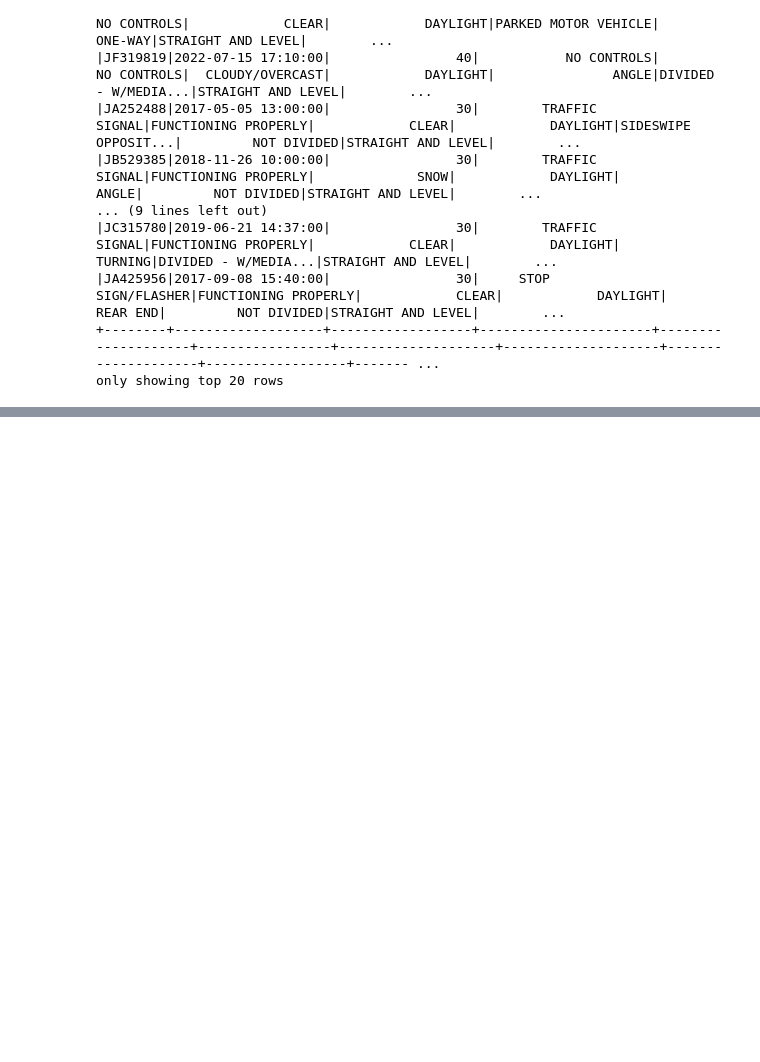
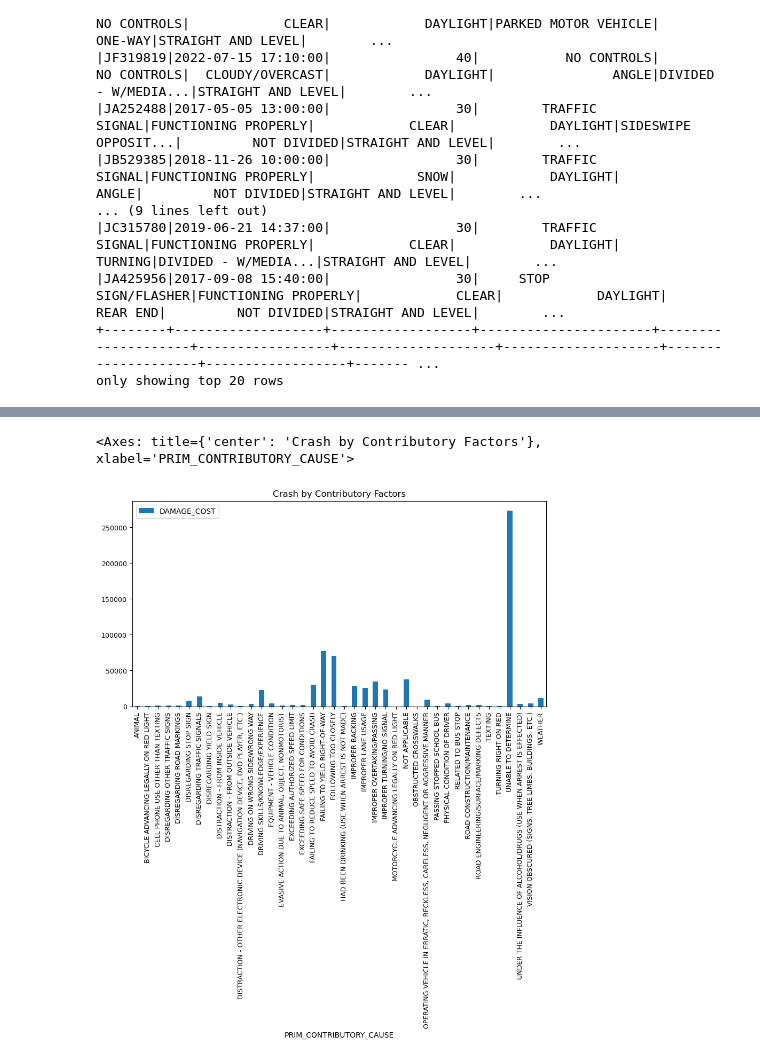
Before and after one commit to SyedFarman/Chicago_Traffic_Crashes, a Jupyter notebook: Main.ipynb, the cells around one changed output, grey strips where cells are left out. Cells and saved outputs as stored; diff of their text form; code cells hidden in the pictures; blank space fills up the shorter version.

```diff
--- a/Main.ipynb
+++ b/Main.ipynb
@@ -214,6 +214,8 @@ df1['CRASH_YEAR'] = df1['CRASH_DATE'].dt.year
 df1['INJURY_CAT'] = df1['CRASH_TYPE']
 
 df1['INJURY_CAT'] = df1['INJURY_CAT'].replace(['NO INJURY / DRIVE AWAY', 'INJURY AND / OR TOW DUE TO CRASH'], [0, 1])
+df1['DAMAGE_COST'] = df1['DAMAGE']
+df1['DAMAGE_COST'] = df1['DAMAGE_COST'].replace(['OVER $1,500', '$501 - $1,500','$500 OR LESS'], [1500,1000, 500])
 # %%
 df1
 # %% [output]
@@ -379,2 +459,7 @@ df1.groupby(['CRASH_MONTH']).count()['RD_NO'].plot(kind='bar', title ="Crash by
+# %%
+df1.groupby(['PRIM_CONTRIBUTORY_CAUSE']).count()['DAMAGE_COST'].plot(kind='bar', title ="Crash by Contributory Factors", figsize=(10, 5), legend=True, fontsize=9)
+# %% [output]
+<Axes: title={'center': 'Crash by Contributory Factors'}, xlabel='PRIM_CONTRIBUTORY_CAUSE'>
+[figure, added]
 # %%
 df1.groupby(['CRASH_DAY_OF_WEEK']).count()['RD_NO'].plot(kind='line', title ="Crash by Day", figsize=(10, 5), legend=True, fontsize=12)
```
Also changed, not shown: parts of 21 cells of this notebook.
